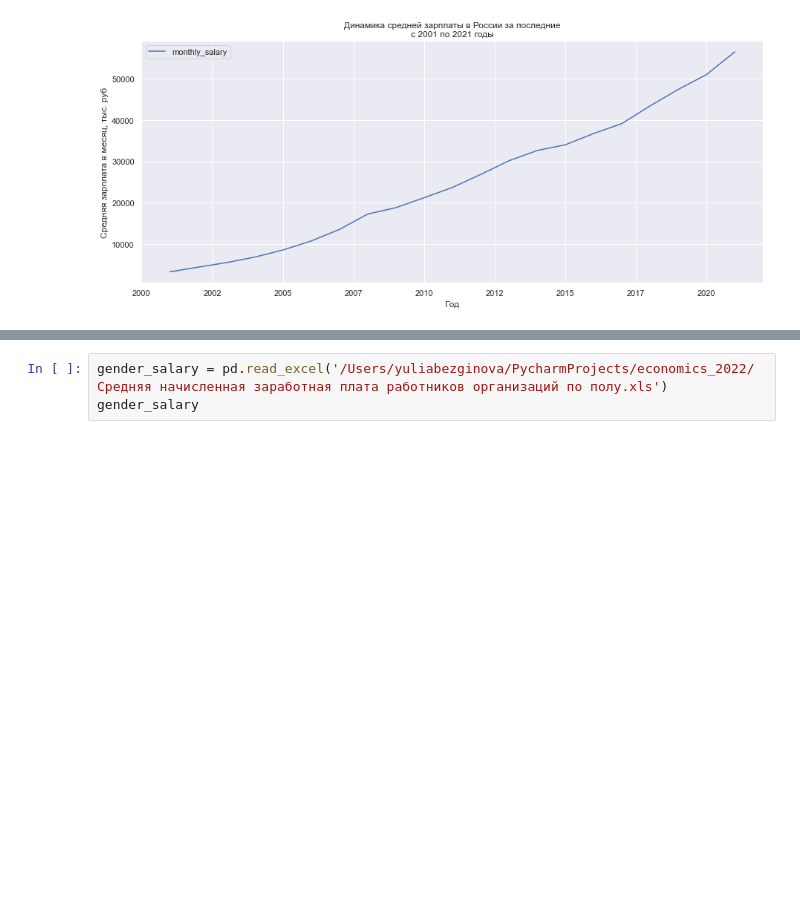
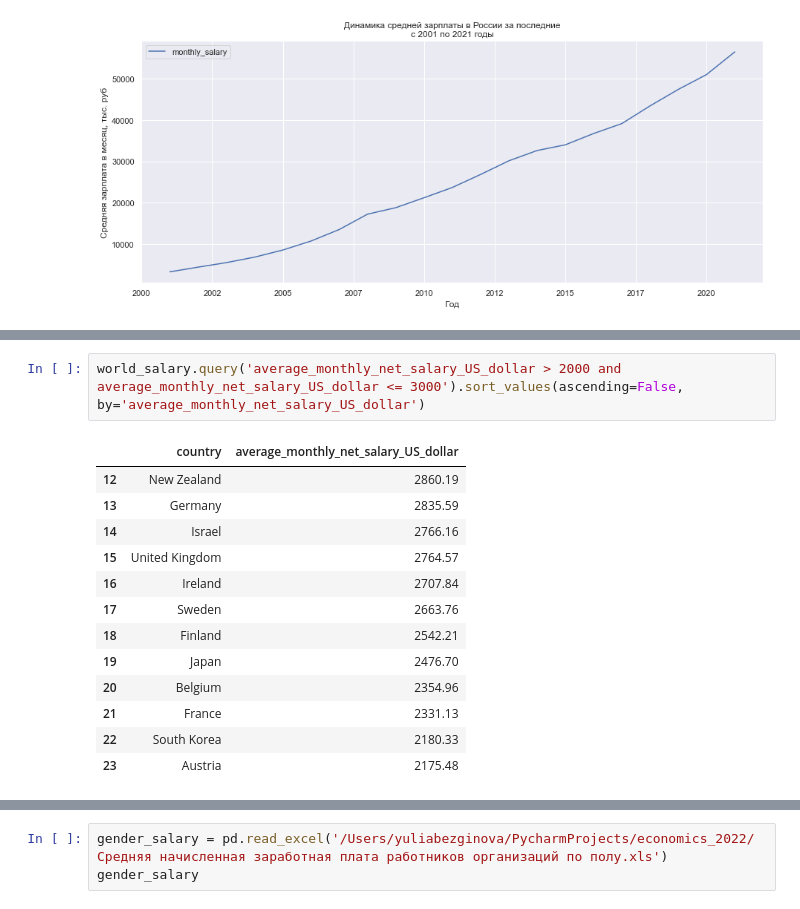
Before and after one commit to ybezginova2016/economics_2022, a Jupyter notebook: economics_2022.ipynb, the cells around one changed output, grey strips where cells are left out. Saved outputs shown, nothing was run; the diff lists cells and outputs as text; blank space fills up the shorter version.

```diff
--- a/economics_2022.ipynb
+++ b/economics_2022.ipynb
@@ -462,0 +524,16 @@ ax.xaxis.set_major_formatter(matplotlib.ticker.FormatStrFormatter('%d')) # уб
+# %%
+world_salary.query('average_monthly_net_salary_US_dollar > 2000 and average_monthly_net_salary_US_dollar <= 3000').sort_values(ascending=False, by='average_monthly_net_salary_US_dollar')
+# %% [output]
+|  | country | average_monthly_net_salary_US_dollar |
+| 12 | New Zealand | 2860.19 |
+| 13 | Germany | 2835.59 |
+| 14 | Israel | 2766.16 |
+| 15 | United Kingdom | 2764.57 |
+| 16 | Ireland | 2707.84 |
+| 17 | Sweden | 2663.76 |
+| 18 | Finland | 2542.21 |
+| 19 | Japan | 2476.70 |
+| 20 | Belgium | 2354.96 |
+| 21 | France | 2331.13 |
+| 22 | South Korea | 2180.33 |
+| 23 | Austria | 2175.48 |
```
Also changed, not shown: parts of 18 cells of this notebook, 1 other file.
